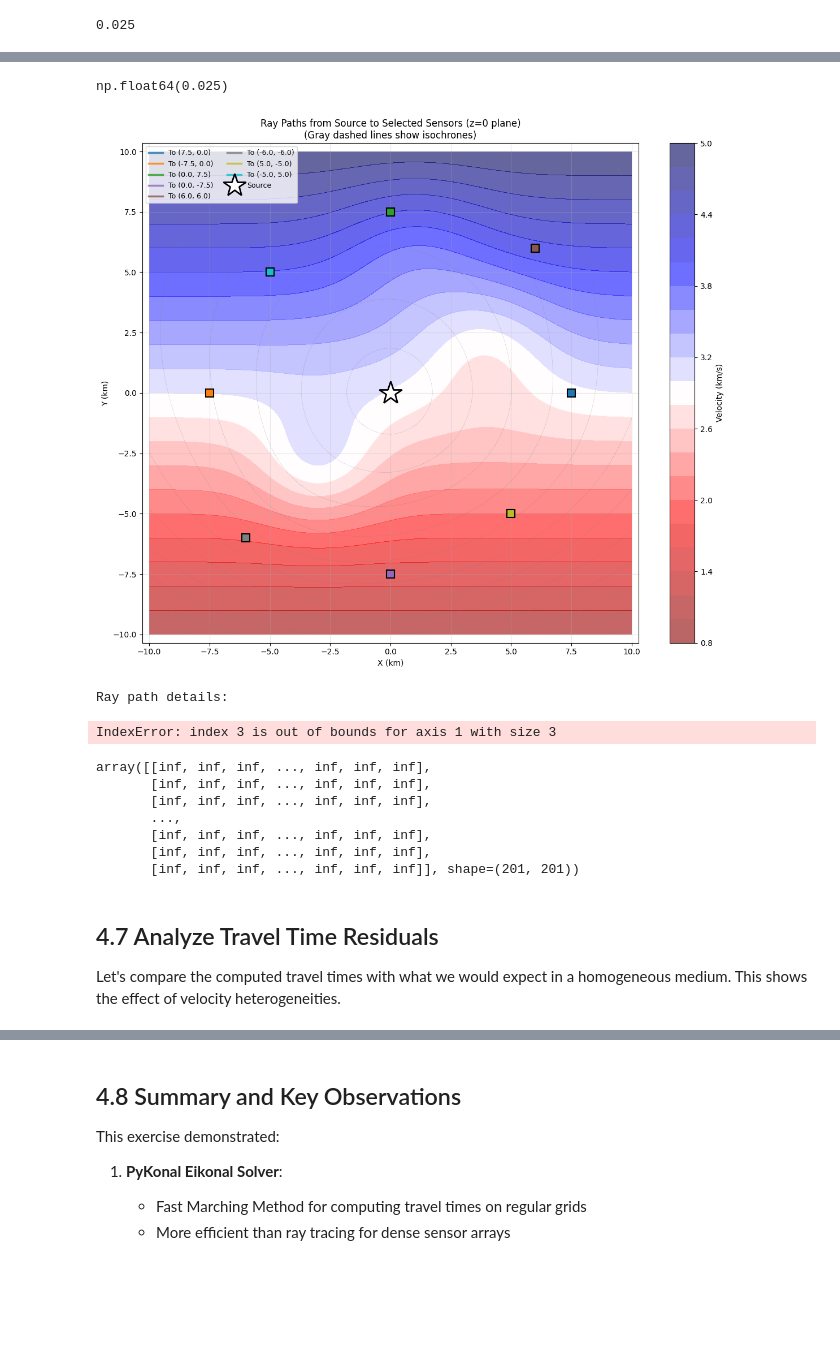
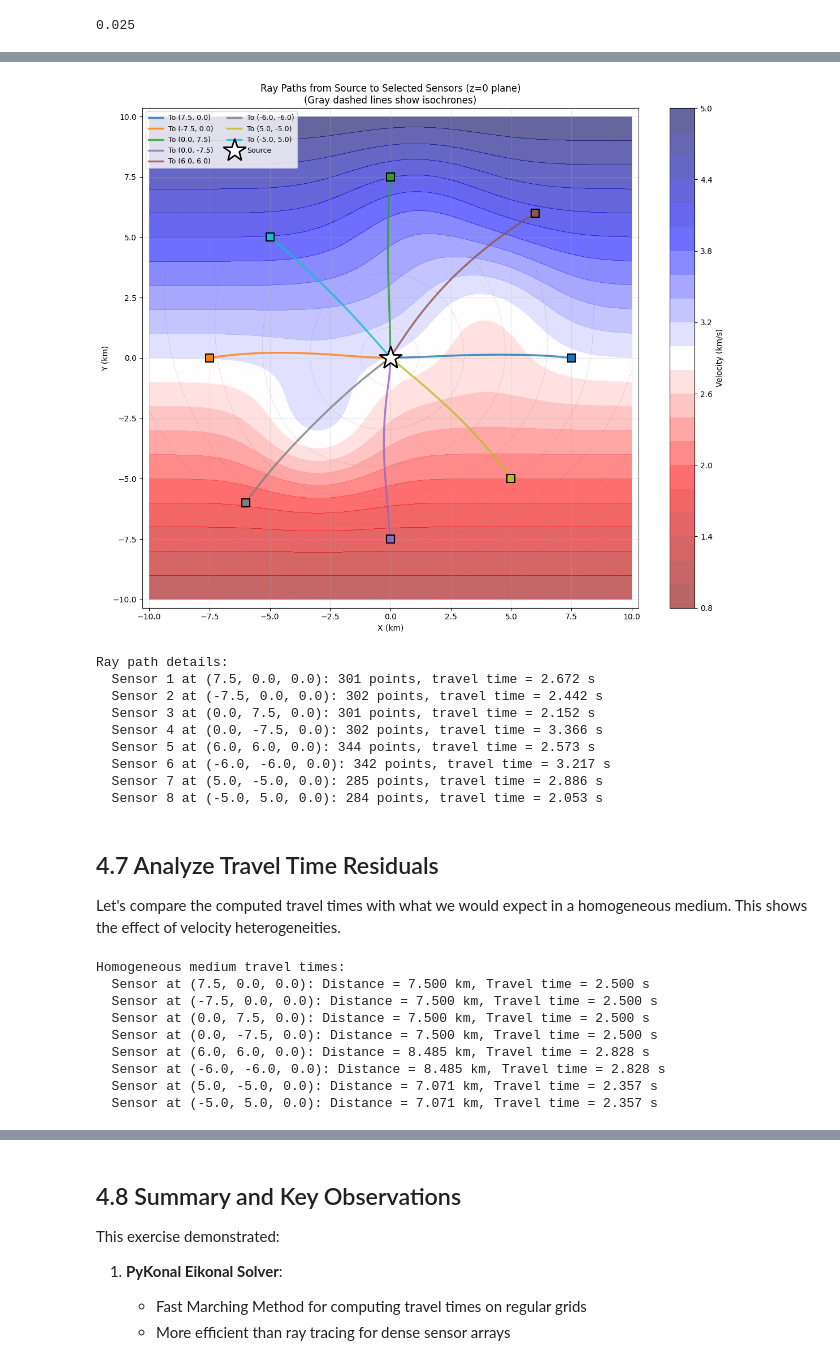
Before and after one commit to UW-geophysics-edu/ESS563-2025, a Jupyter notebook: notebooks/Eikonal_tomo_location.ipynb, the cells around one changed output, grey strips where cells are left out. Drawn from its saved outputs; the diff is of its cells as text; code cells hidden in the pictures; blank space fills up the shorter version.

```diff
--- a/notebooks/Eikonal_tomo_location.ipynb
+++ b/notebooks/Eikonal_tomo_location.ipynb
@@ -560,10 +560,10 @@ PyKonal version: 0.4.1
 We'll create a velocity model in the horizontal plane with realistic velocity anomalies representing geological structures.
 # %%
 # Define the model domain
-nx, ny, nz = 201, 201, 2  # Grid dimensions (add thin z dimension)
+nx, ny, nz = 201, 201, 3  # Grid dimensions (add thin z dimension)
 x_min, x_max = -10.0, 10.0  # km
 y_min, y_max = -10.0, 10.0  # km
-z_min, z_max = 0.0, 1.0  # km (thin layer with constant properties)
+z_min, z_max = -1.0, 1.0  # km (thin layer with constant properties)
 
 # Create coordinate arrays
 x = np.linspace(x_min, x_max, nx)
@@ -884,18 +863,17 @@ if not hasattr(np,"infty"):
 # Trace rays from each selected sensor back to source
 ray_paths = []
 for sensor_loc in selected_sensors:
-    # convert sensor_loc from tuple to byte-like object
-    # sensor_loc = np.array(sensor_loc, dtype=np.float32)
-    # try:
-    # Trace ray using PyKonal
-    # ray = solver.trace_ray(np.array(sensor_loc))
-    # ray_paths.append(ray)
     # from source to sensor
     ray = solver.trace_ray( np.array(sensor_loc))
     ray_paths.append(ray)
+    # get travel time at sensor
+    tt_sensor = solver.tt.values[
+        int((sensor_loc[0] - x_min) / (x_max - x_min) * (nx - 1)),
+        int((sensor_loc[1] - y_min) / (y_max - y_min) * (ny - 1)),
+        int((sensor_loc[2] - z_min) / (z_max - z_min) * (nz - 1))
+    ]
 
-    print(ray)
-    # except:
-        # print(f"Could not trace ray to sensor at {sensor_loc}")
-        # ray_paths.append(None)
+    # get total ray length by summing euclidian distance between all points in ray
+
+    print(f"Sensor at {sensor_loc}: Travel time = {tt_sensor:.3f} s, Ray path length = {ray.shape[0]:.3f} km")
 # %% [output]
@@ -930,7 +890,3 @@ array([[[[-0.35794696, -0.92307805,  0.04997977],
-# %%
-solver.velocity.step_size
-# %% [output]
-np.float64(0.025)
 # %%
 # Plot velocity model with ray paths
 plt.figure(figsize=(12, 10))
@@ -945,54 +901,79 @@ contours = plt.contour(X, Y, travel_times, levels=12, colors='gray',
 
 # Plot ray paths (extract x, y coordinates from the ray path array)
 colors = plt.cm.tab10(np.linspace(0, 1, len(selected_sensors)))
+tt_sensors = []
 for i, (ray, sensor_loc) in enumerate(zip(ray_paths, selected_sensors)):
     if ray is not None and len(ray) > 0:
         # Ray is an array of shape (n_points, 4) with columns [x, y, z, t]
         x_coords = ray[:, 0]  # Extract x coordinates
         y_coords = ray[:, 1]  # Extract y coordinates
+
+        # compute travel time for each sensors
+        tt_sensors.append(solver.tt.values[
+            int((sensor_loc[0] - x_min) / (x_max - x_min) * (nx - 1)),
+            int((sensor_loc[1] - y_min) / (y_max - y_min) * (ny - 1)),
+            int((sensor_loc[2] - z_min) / (z_max - z_min) * (nz - 1))
+        ])
 
         # Plot the ray path
         plt.plot(x_coords, y_coords,
                 color=colors[i], linewidth=2.5, alpha=0.8,
                 label=f'To ({sensor_loc[0]:.1f}, {sensor_loc[1]:.1f})')
 
         # Plot sensor location as a square
         plt.plot(sensor_loc[0], sensor_loc[1], 's', color=colors[i],
                 markersize=10, markeredgecolor='black', markeredgewidth=1.5)
 
 # Plot source
 plt.plot(source_x, source_y, 'w*', markersize=30, markeredgecolor='black',
         markeredgewidth=2, label='Source', zorder=10)
 
 plt.xlabel('X (km)')
 plt.ylabel('Y (km)')
 plt.title('Ray Paths from Source to Selected Sensors (z=0 plane)\n(Gray dashed lines show isochrones)')
 plt.axis('equal')
 plt.grid(True, alpha=0.3)
 plt.legend(loc='upper left', fontsize=9, ncol=2)
 plt.tight_layout()
 plt.show()
 
 print(f"\nRay path details:")
 for i, (ray, sensor_loc) in enumerate(zip(ray_paths, selected_sensors)):
     if ray is not None and len(ray) > 0:
-        print(f"  Sensor {i+1} at {sensor_loc}: {len(ray)} points, travel time = {ray[-1, 3]:.3f} s")
+        print(f"  Sensor {i+1} at {sensor_loc}: {len(ray)} points, travel time = {tt_sensors[i]:.3f} s")
 # %% [output]
-[figure, old version]
+[figure, new version]
 Ray path details:
+  Sensor 1 at (7.5, 0.0, 0.0): 301 points, travel time = 2.672 s
+  Sensor 2 at (-7.5, 0.0, 0.0): 302 points, travel time = 2.442 s
+  Sensor 3 at (0.0, 7.5, 0.0): 301 points, travel time = 2.152 s
+  Sensor 4 at (0.0, -7.5, 0.0): 302 points, travel time = 3.366 s
+  Sensor 5 at (6.0, 6.0, 0.0): 344 points, travel time = 2.573 s
+  Sensor 6 at (-6.0, -6.0, 0.0): 342 points, travel time = 3.217 s
+  Sensor 7 at (5.0, -5.0, 0.0): 285 points, travel time = 2.886 s
+  Sensor 8 at (-5.0, 5.0, 0.0): 284 points, travel time = 2.053 s
-IndexError: index 3 is out of bounds for axis 1 with size 3
-# %%
- solver.tt.values[:, :, 0].T
-# %% [output]
-array([[inf, inf, inf, ..., inf, inf, inf],
-       [inf, inf, inf, ..., inf, inf, inf],
-       [inf, inf, inf, ..., inf, inf, inf],
-       ...,
-       [inf, inf, inf, ..., inf, inf, inf],
-       [inf, inf, inf, ..., inf, inf, inf],
-       [inf, inf, inf, ..., inf, inf, inf]], shape=(201, 201))
 # %% [markdown]
 ## 4.7 Analyze Travel Time Residuals
 
 Let's compare the computed travel times with what we would expect in a homogeneous medium. This shows the effect of velocity heterogeneities.
+# %%
+# calculate travel time for a homogeneous medium with velocity c0=3.0 km/s
+c0 = 3.0  # km/s
+tt_sensor_homogeneous = []
+print("\nHomogeneous medium travel times:")
+for sensor_loc in selected_sensors:
+    distance = np.sqrt((sensor_loc[0]-source_x)**2 + (sensor_loc[1]-source_y)**2 + (sensor_loc[2]-source_z)**2)
+    tt_homogeneous = distance / c0
+    print(f"  Sensor at {sensor_loc}: Distance = {distance:.3f} km, Travel time = {tt_homogeneous:.3f} s")
+    tt_sensor_homogeneous.append(tt_homogeneous)
+# %% [output]
+Homogeneous medium travel times:
+  Sensor at (7.5, 0.0, 0.0): Distance = 7.500 km, Travel time = 2.500 s
+  Sensor at (-7.5, 0.0, 0.0): Distance = 7.500 km, Travel time = 2.500 s
+  Sensor at (0.0, 7.5, 0.0): Distance = 7.500 km, Travel time = 2.500 s
+  Sensor at (0.0, -7.5, 0.0): Distance = 7.500 km, Travel time = 2.500 s
+  Sensor at (6.0, 6.0, 0.0): Distance = 8.485 km, Travel time = 2.828 s
+  Sensor at (-6.0, -6.0, 0.0): Distance = 8.485 km, Travel time = 2.828 s
+  Sensor at (5.0, -5.0, 0.0): Distance = 7.071 km, Travel time = 2.357 s
+  Sensor at (-5.0, 5.0, 0.0): Distance = 7.071 km, Travel time = 2.357 s
 # %%
```
Also changed, not shown: parts of 9 cells of this notebook, 1 other file.
